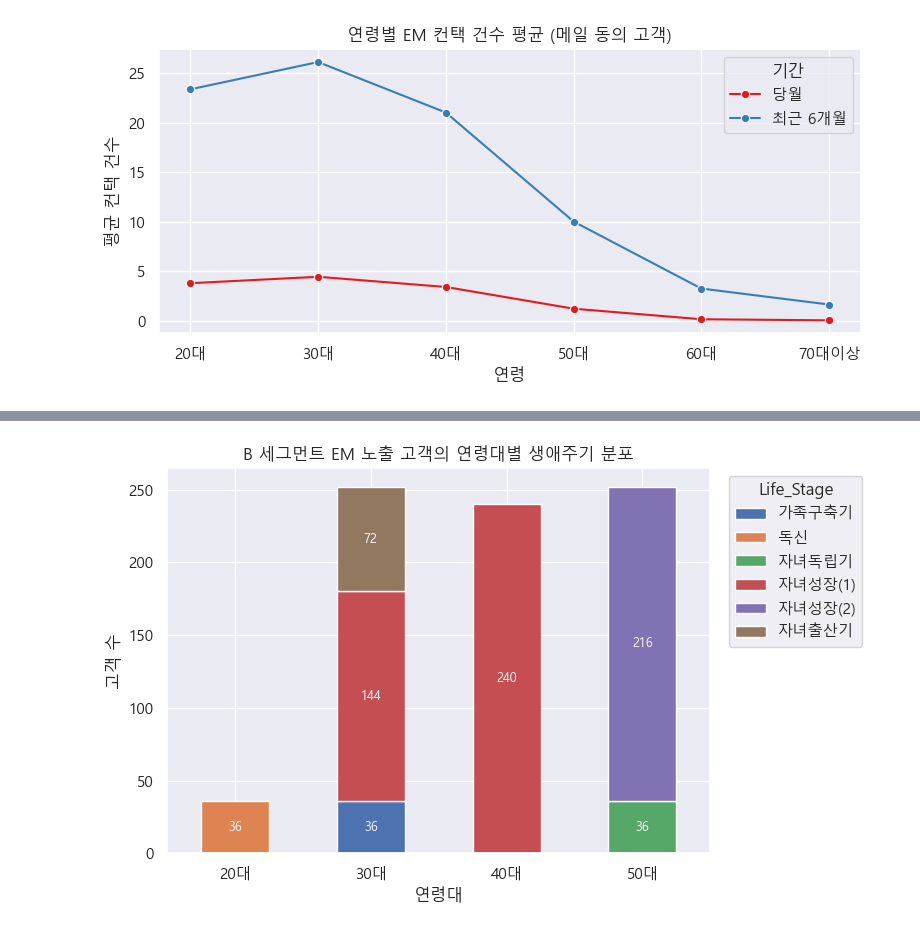
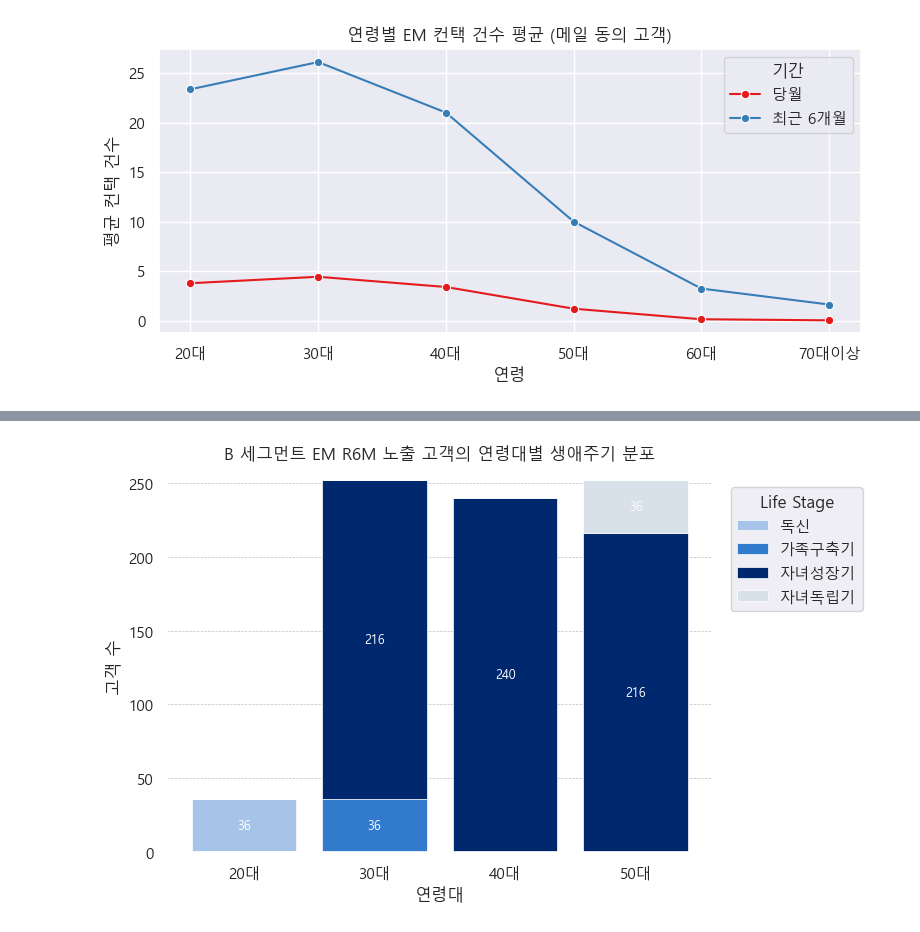
Before and after one commit to ming111777/dung2, a Jupyter notebook: Final project/전처리/마케팅정보 EDA.ipynb, the cells around one changed output, grey strips where cells are left out. Cells and saved outputs as stored; diff of their text form; code cells hidden in the pictures.

```diff
--- a/Final project/전처리/마케팅정보 EDA.ipynb
+++ b/Final project/전처리/마케팅정보 EDA.ipynb
@@ -635,47 +733,81 @@ R6M 기준 30대 세그먼트 분포(메일):
 4       B   0
 [figure]
 # %%
-# 1) 추출: B 세그먼트 & R6M EM 노출 고객만
-#   (merged_df에 'Segment', '컨택건수_이용유도_EM_R6M', '연령대', 'Life_Stage' 컬럼이 있어야 합니다)
+# B 세그먼트 & R6M EM 노출 고객만 필터링
 b_exposed = merged_df[
     (merged_df['Segment']=='B') &
     (merged_df['컨택건수_이용유도_EM_R6M'] > 0)
 ].copy()
 
-# 2) 생성: 연령대 × Life_Stage별 고객 수 집계
+# Life_Stage 4단계로 리매핑
+stage_map = {
+    '독신': '독신',
+    '가족구축기': '가족구축기',
+    '자녀성장(1)': '자녀성장기',
+    '자녀성장(2)': '자녀성장기',
+    '자녀출산기': '자녀성장기',
+    '자녀독립기': '자녀독립기'
+}
+b_exposed['stage4'] = b_exposed['Life_Stage'].map(stage_map)
+
+# 연령대 × 리매핑된 생애주기별 고객 수 집계
 age_stage_counts = pd.crosstab(
     index=b_exposed['연령'],
-    columns=b_exposed['Life_Stage']
-)
+    columns=b_exposed['stage4']
+).astype(int)
 
-print("연령대별·생애주기별 고객 수:\n", age_stage_counts)
+# 색상 팔레트
+palette = {
+    '독신':      '#A6C4E8',
+    '가족구축기':'#327ACC',
+    '자녀성장기':'#00286E',
+    '자녀독립기':'#D8E0EA'
+}
 
-# 3) 시각화: 스택형 막대그래프
-plt.figure(figsize=(8,5))
-ax = age_stage_counts.plot(
-    kind='bar',
-    stacked=True,
-    figsize=(8,5),
-    legend=True
-)
-plt.title('B 세그먼트 EM 노출 고객의 연령대별 생애주기 분포')
-plt.xlabel('연령대')
-plt.ylabel('고객 수')
-plt.xticks(rotation=0)
+# 스택형 바 차트 그리기
+fig, ax = plt.subplots(figsize=(8,5), facecolor='white')
+ax.set_facecolor('white')
+ax.grid(axis='y', linestyle='--', linewidth=0.5, color='gray', alpha=0.5)
+ax.set_axisbelow(True)
 
-# 4) 막대 위에 값(label) 표시
-for p in ax.patches:
-    height = p.get_height()
-    if height > 0:
-        ax.text(
-            p.get_x() + p.get_width()/2,
-            p.get_y() + height/2,
-            int(height),
-            ha='center', va='center',
-            color='white', fontsize=9
-        )
+bottom = pd.Series(0, index=age_stage_counts.index)
+for stage in ['독신','가족구축기','자녀성장기','자녀독립기']:
+    vals = age_stage_counts.get(stage, pd.Series(0, index=age_stage_counts.index))
+    ax.bar(
+        age_stage_counts.index.astype(str),
+        vals,
+        bottom=bottom,
+        label=stage,
+        color=palette[stage],
+        edgecolor='white',
+        linewidth=0.5
+    )
+    bottom += vals
 
-plt.legend(title='Life_Stage', bbox_to_anchor=(1.02,1), loc='upper left')
+# 축 레이블, 제목
+ax.set_title('B 세그먼트 EM R6M 노출 고객의 연령대별 생애주기 분포', pad=15)
+ax.set_xlabel('연령대')
+ax.set_ylabel('고객 수')
+ax.set_xticks(range(len(age_stage_counts.index)))
+ax.set_xticklabels(age_stage_counts.index.astype(str), rotation=0)
+
+# 막대 내부 단계별 값 표시
+for i, age in enumerate(age_stage_counts.index):
+    cum = 0
+    for stage in ['독신','가족구축기','자녀성장기','자녀독립기']:
+        val = age_stage_counts.at[age, stage] if stage in age_stage_counts.columns else 0
+        if val > 0:
+            ax.text(
+                i,
+                cum + val/2,
+                str(val),
+                ha='center', va='center',
+                color='white', fontsize=9
+            )
+        cum += val
+
+# 범례
+ax.legend(title='Life Stage', bbox_to_anchor=(1.02,1), loc='upper left')
 plt.tight_layout()
 plt.show()
 # %% [output]
@@ -690 +814 @@ plt.show()
-[figure, old version]
+[figure, new version]
```
Also changed, not shown: parts of 16 cells of this notebook, 8 other files.
